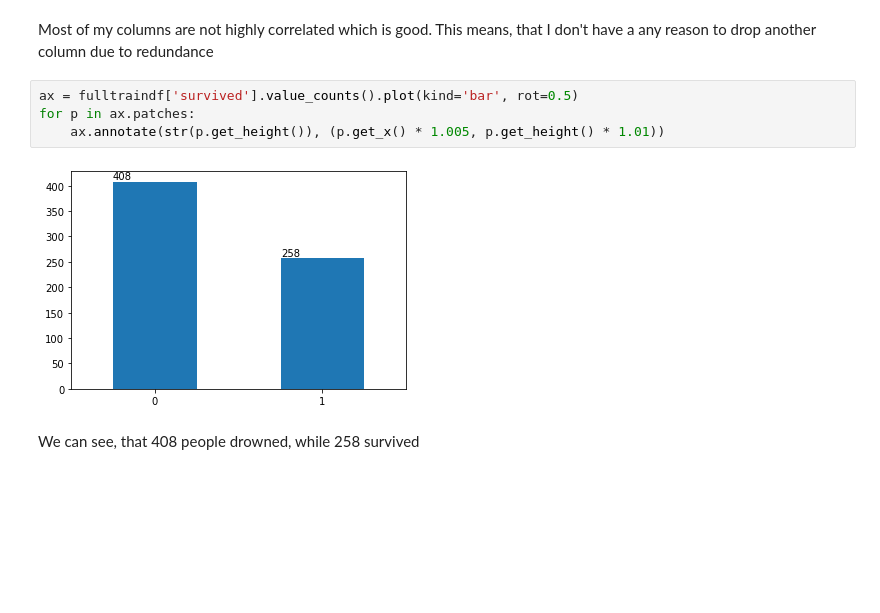
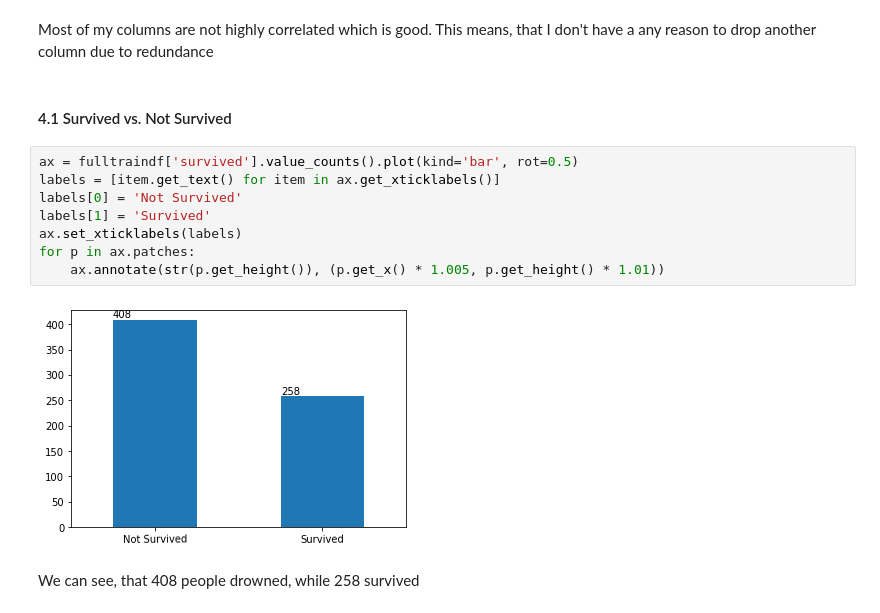
Before and after one commit to MichaMichalski/titanic-analysis, a Jupyter notebook: Titanic_project.ipynb, the cells around one changed output. Drawn from its saved outputs; the diff is of its cells as text; blank space fills up the shorter version.

```diff
--- a/Titanic_project.ipynb
+++ b/Titanic_project.ipynb
@@ -106,11 +107,17 @@ sns.heatmap(fulltraindf.corr(), annot=True)
 [figure]
 # %% [markdown]
 Most of my columns are not highly correlated which is good. This means, that I don't have a any reason to drop another column due to redundance
+# %% [markdown]
+#### 4.1 Survived vs. Not Survived
 # %%
 ax = fulltraindf['survived'].value_counts().plot(kind='bar', rot=0.5)
+labels = [item.get_text() for item in ax.get_xticklabels()]
+labels[0] = 'Not Survived'
+labels[1] = 'Survived'
+ax.set_xticklabels(labels)
 for p in ax.patches:
     ax.annotate(str(p.get_height()), (p.get_x() * 1.005, p.get_height() * 1.01))
 # %% [output]
-[figure, old version]
+[figure, new version]
 # %% [markdown]
 We can see, that 408 people drowned, while 258 survived
```
Also changed, not shown: parts of 5 cells of this notebook, 9 other files.
